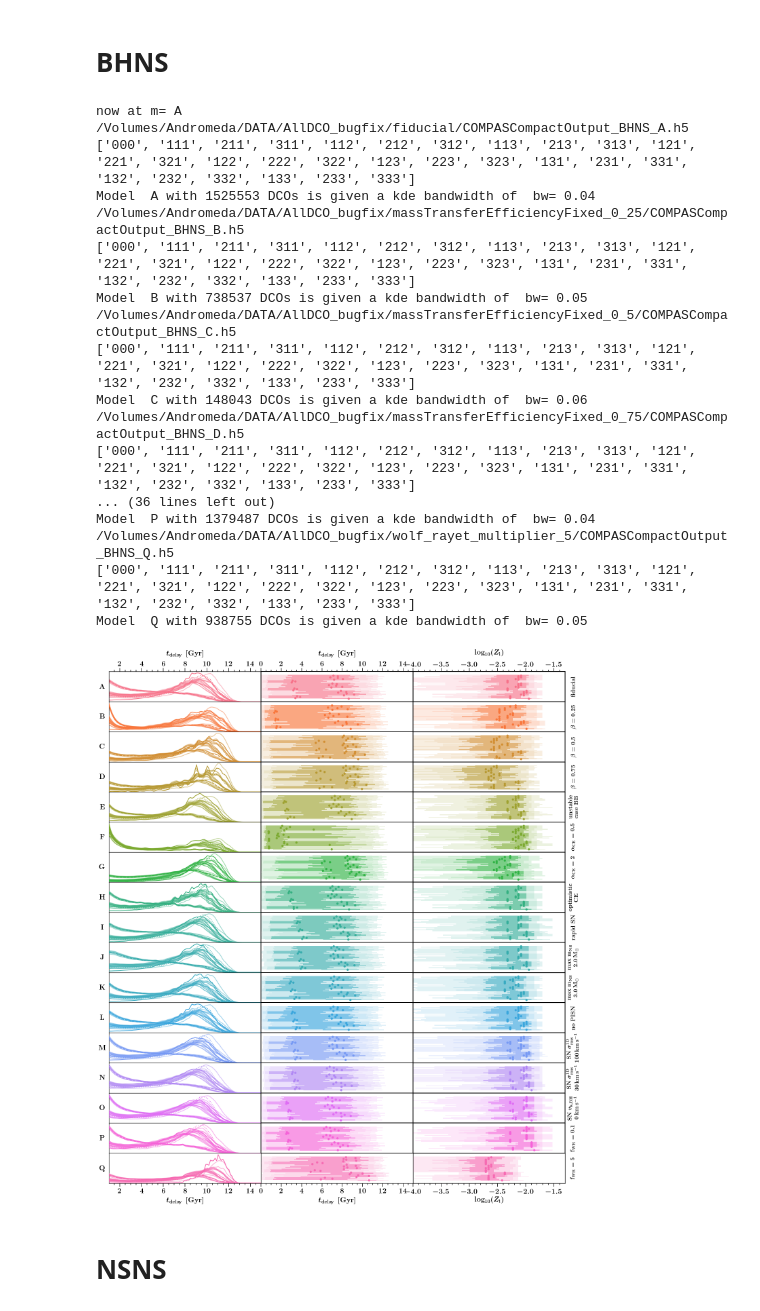
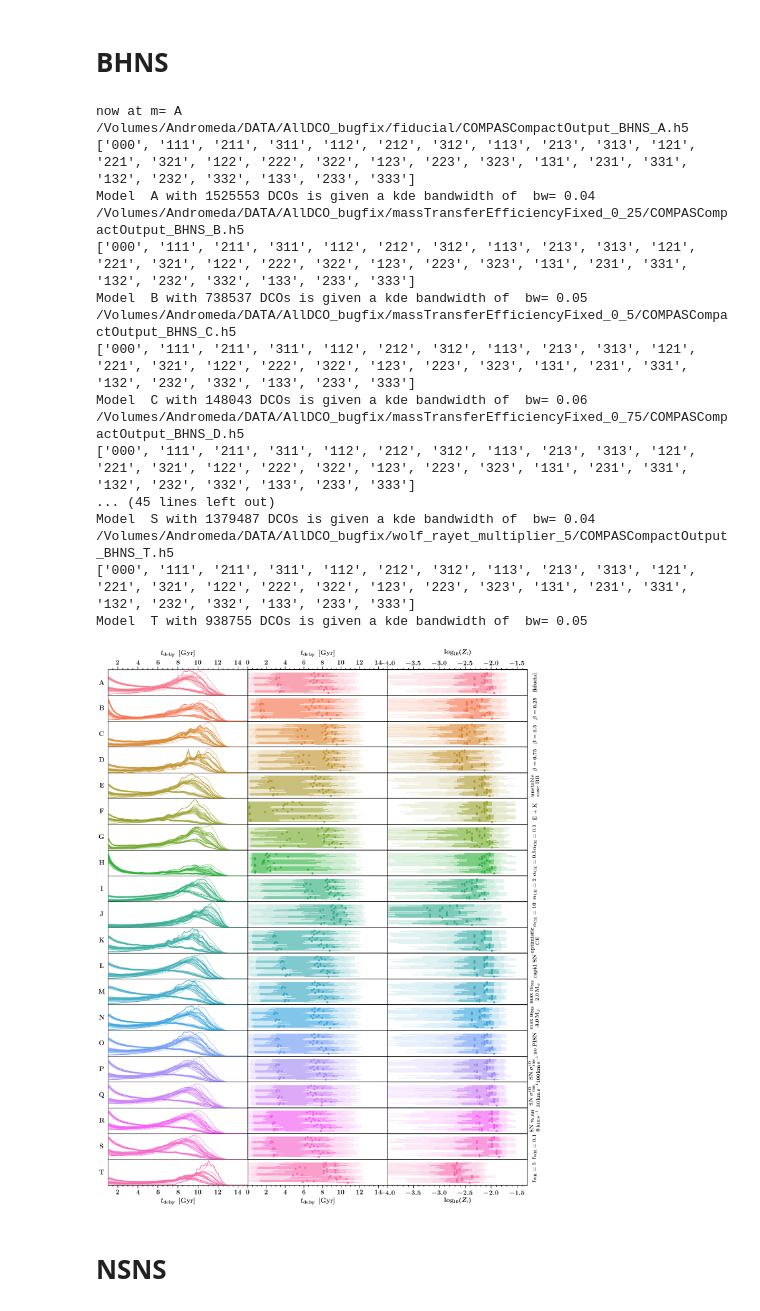
Before and after one commit to FloorBroekgaarden/Double-Compact-Object-Mergers, a Jupyter notebook: plottingCode/Fig_7_and_Fig_8_and_Fig_9/make_Fig_7_and_Fig_8_and_Fig_9.ipynb, the cells around one changed output. Drawn from its saved outputs; the diff is of its cells as text; code cells hidden in the pictures.

```diff
--- a/plottingCode/Fig_7_and_Fig_8_and_Fig_9/make_Fig_7_and_Fig_8_and_Fig_9.ipynb
+++ b/plottingCode/Fig_7_and_Fig_8_and_Fig_9/make_Fig_7_and_Fig_8_and_Fig_9.ipynb
@@ -82,8 +82,16 @@ dictOldmssfrINDtoNEWmssfrIND = {MSSFRnameslist[i]: indexOrderedToOldMSSFR[i] for
  24 25 26 27]
 [0, 1, 4, 7, 10, 13, 16, 19, 22, 25, 2, 5, 8, 11, 14, 17, 20, 23, 26, 3, 6, 9, 12, 15, 18, 21, 24, 27]
 # %%
-nModels=17
-BPSnameslist = list(string.ascii_uppercase)[0:nModels]
+physicalNamesBPSmodelsWithEnter = [r'\textbf{fiducial}',\
+                           r'$\beta=0.25$', r'$\beta=0.5$',  r'$\beta=0.75$',r'\textbf{unstable}' + '\n'+ r'\textbf{case BB}', r'\textbf{E + K}',\
+                           r'$\alpha_{\rm{CE}}=0.1$', r'$\alpha_{\rm{CE}}=0.5$',  r'$\alpha_{\rm{CE}}=2$', r'$\alpha_{\rm{CE}}=10$',  r'\textbf{optimistic}' +'\n' + r'\textbf{CE}',\
+                          r'\textbf{rapid SN}', r'$\rm{max} \ m_{\rm{NS}}$' +'\n' + r'$2.0\,\rm{M}_{\odot}$', r'$\rm{max} \ m_{\rm{NS}}$' +'\n' + r'$3.0\,\rm{M}_{\odot}$',\
+                          r'\textbf{no PISN}', r'\textbf{SN} '+ r'$\sigma_{\rm{rms}}^{\rm{1D}}$' +'\n' + r'$100\,\rm{km}\,\rm{s}^{-1}$',r'\textbf{SN} '+ r'$\sigma_{\rm{rms}}^{\rm{1D}}$' +'\n' + r'$30\,\rm{km}\,\rm{s}^{-1}$',\
+                          r'\textbf{SN} '+ r'$v_{\rm{k,BH}}$' +'\n' + r'$0\,\rm{km}\,\rm{s}^{-1}$' , r'$\rm{f}_{\rm{WR}} = 0.1$', r'$\rm{f}_{\rm{WR}} = 5$']
+
+alphabetPhysicalNameDictWithEnter =  {BPSnameslist[i]: physicalNamesBPSmodelsWithEnter[i] for i in range(len(BPSnameslist))}
+
+
 
 # physicalNamesBPSmodelsWithEnter = [r'\textbf{fiducial}',\
 #                            r'$\beta=0.25$', r'$\beta=0.5$',  r'$\beta=0.75$',r'\textbf{unstable}' + '\n'+ r'\textbf{case BB}',\
@@ -511,8 +519,8 @@ def make_up_axis_single_ax(axe=None, bps_name='A', BPSmodelNames=['A'], xlim=[1,
 # add location of the COMPAS hdf5 files:
 path_dir = '/Volumes/Andromeda/DATA/AllDCO_bugfix/'
 
-ncols, nrows= 3,17
-f, ax= plt.subplots(ncols=ncols,nrows=nrows,figsize=(20,23),
+ncols, nrows= 3,20
+f, ax= plt.subplots(ncols=ncols,nrows=nrows,figsize=(20,25),
               gridspec_kw={"width_ratios":1.5*np.ones(ncols), "height_ratios":1*np.ones(nrows)})
 
 
@@ -525,8 +533,8 @@ DCOtype='BHNS'
 
 
 # GLOBAL SETTINGS
-nModels=17  # number of BPS models we are comparing
-BPSnameslist = list(string.ascii_uppercase)[0:nModels] # the label letters for these models
+# nModels=17  # number of BPS models we are comparing
+# BPSnameslist = list(string.ascii_uppercase)[0:nModels] # the label letters for these models
 whichWeight='det' # which weighting we want (intrinisic or detecter)
 # path to the file with the distribution quantiles / percentiles:
 pathQuantiles='/Users/floorbroekgaarden/Projects/GitHub/Double-Compact-Object-Mergers/dataFiles/summary_data_Fig_4_5_6/'
@@ -588,38 +596,38 @@ layoutAxesNoYlabel(ax=ax2x, nameX=xlabelname, nameY=None, second=True, labelpad=
 # add y labels on the right.
 for ind_bps, bps_name in enumerate(BPSnameslist):
     nameY = alphabetPhysicalNameDictWithEnter[bps_name]
     ax2y = ax[ind_bps,axe_ind].twinx()
 
     make_up_axis_single_ax(ax2y, 'A', BPSnameslist, xlim, ylim, nameY=None, logY=False, logX=False)
     layoutAxesNoXlabel(ax=ax2y, nameX=None, nameY=nameY, labelpad=25, rotation=90, fontsize=17)
 
 
 
 ##  SAVE FIG  ###
 plt.tight_layout()
 plt.subplots_adjust(wspace=0.0, hspace=0)
 plt.savefig('./KDEplot_time_metallicity_' + whichWeight +'_'  + DCOtype+ '.png', transparent=False)
 plt.show()
 plt.close()
 # %% [output]
 now at m= A
 /Volumes/Andromeda/DATA/AllDCO_bugfix/fiducial/COMPASCompactOutput_BHNS_A.h5
 ['000', '111', '211', '311', '112', '212', '312', '113', '213', '313', '121', '221', '321', '122', '222', '322', '123', '223', '323', '131', '231', '331', '132', '232', '332', '133', '233', '333']
 Model  A with 1525553 DCOs is given a kde bandwidth of  bw= 0.04
 /Volumes/Andromeda/DATA/AllDCO_bugfix/massTransferEfficiencyFixed_0_25/COMPASCompactOutput_BHNS_B.h5
 ['000', '111', '211', '311', '112', '212', '312', '113', '213', '313', '121', '221', '321', '122', '222', '322', '123', '223', '323', '131', '231', '331', '132', '232', '332', '133', '233', '333']
 Model  B with 738537 DCOs is given a kde bandwidth of  bw= 0.05
 /Volumes/Andromeda/DATA/AllDCO_bugfix/massTransferEfficiencyFixed_0_5/COMPASCompactOutput_BHNS_C.h5
 ['000', '111', '211', '311', '112', '212', '312', '113', '213', '313', '121', '221', '321', '122', '222', '322', '123', '223', '323', '131', '231', '331', '132', '232', '332', '133', '233', '333']
 Model  C with 148043 DCOs is given a kde bandwidth of  bw= 0.06
 /Volumes/Andromeda/DATA/AllDCO_bugfix/massTransferEfficiencyFixed_0_75/COMPASCompactOutput_BHNS_D.h5
 ['000', '111', '211', '311', '112', '212', '312', '113', '213', '313', '121', '221', '321', '122', '222', '322', '123', '223', '323', '131', '231', '331', '132', '232', '332', '133', '233', '333']
-... (36 lines left out)
-Model  P with 1379487 DCOs is given a kde bandwidth of  bw= 0.04
-/Volumes/Andromeda/DATA/AllDCO_bugfix/wolf_rayet_multiplier_5/COMPASCompactOutput_BHNS_Q.h5
+... (45 lines left out)
+Model  S with 1379487 DCOs is given a kde bandwidth of  bw= 0.04
+/Volumes/Andromeda/DATA/AllDCO_bugfix/wolf_rayet_multiplier_5/COMPASCompactOutput_BHNS_T.h5
 ['000', '111', '211', '311', '112', '212', '312', '113', '213', '313', '121', '221', '321', '122', '222', '322', '123', '223', '323', '131', '231', '331', '132', '232', '332', '133', '233', '333']
-Model  Q with 938755 DCOs is given a kde bandwidth of  bw= 0.05
+Model  T with 938755 DCOs is given a kde bandwidth of  bw= 0.05
-[figure, old version]
+[figure, new version]
 # %% [markdown]
 # NSNS
 # %%
```
Also changed, not shown: parts of 2 cells of this notebook, 6 other files.
